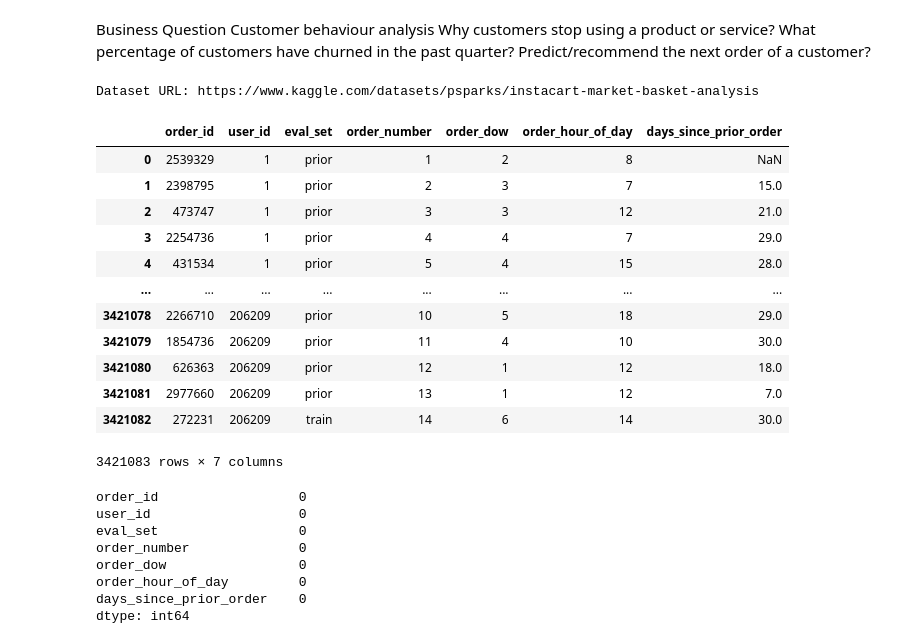
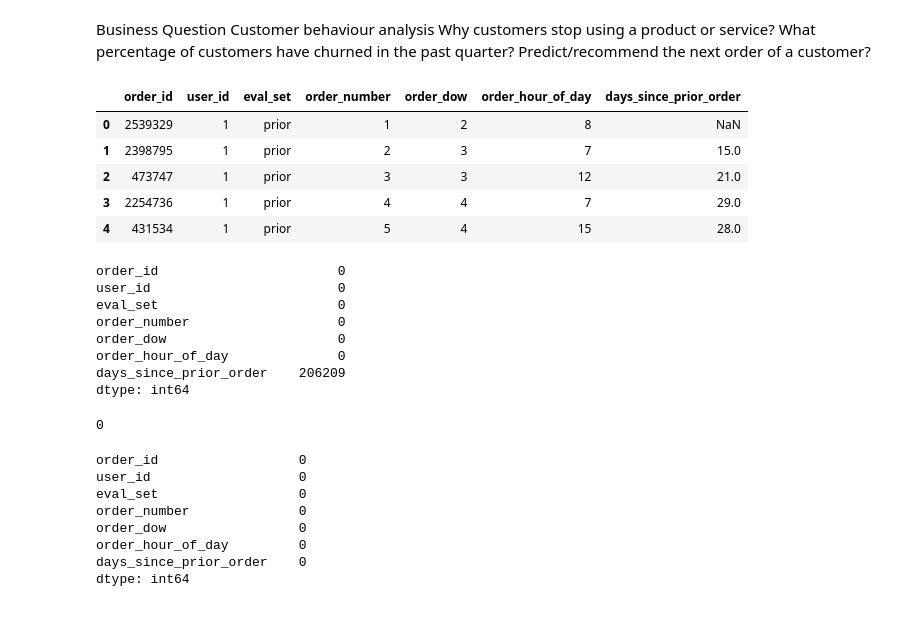
Before and after one commit to gunayazizova/instacart-customer-churn-analysis, a Jupyter notebook: Data_structure.ipynb, the cells around one changed output. Saved outputs shown, nothing was run; the diff lists cells and outputs as text; code cells hidden in the pictures; blank space fills up the shorter version.

Commit message:
updated_data

```diff
--- a/Data_structure.ipynb
+++ b/Data_structure.ipynb
@@ -5,44 +5,38 @@ Why customers stop using a product or service?
 What percentage of customers have churned in the past quarter?
 Predict/recommend the next order of a customer?
 # %%
-#orders_data
 import pandas as pd
-from kaggle.api.kaggle_api_extended import KaggleApi
-import zipfile
 
-# Initialize and authenticate the Kaggle API
-api = KaggleApi()
-api.authenticate()
-
-# Download the specific file
-api.dataset_download_file(dataset="psparks/instacart-market-basket-analysis", file_name="orders.csv", path=".")
-
-# Unzip the file
-with zipfile.ZipFile("orders.csv.zip", 'r') as zip_ref:
-    zip_ref.extractall(".")
+# Define the path to your local file
+file_path = r"C:\Users\HP\Desktop\Programming\instacart-customer-churn-analyses\orders.csv"
 
 # Load the CSV into a DataFrame
-orders_data = pd.read_csv("orders.csv")
-orders_data
+orders_data = pd.read_csv(file_path)
+
+# Print the first few rows to check
+orders_data.head()
 # %% [output]
-Dataset URL: https://www.kaggle.com/datasets/psparks/instacart-market-basket-analysis
 |  | order_id | user_id | eval_set | order_number | order_dow | order_hour_of_day | days_since_prior_order |
 | 0 | 2539329 | 1 | prior | 1 | 2 | 8 | NaN |
 | 1 | 2398795 | 1 | prior | 2 | 3 | 7 | 15.0 |
 | 2 | 473747 | 1 | prior | 3 | 3 | 12 | 21.0 |
 | 3 | 2254736 | 1 | prior | 4 | 4 | 7 | 29.0 |
 | 4 | 431534 | 1 | prior | 5 | 4 | 15 | 28.0 |
-| ... | ... | ... | ... | ... | ... | ... | ... |
-| 3421078 | 2266710 | 206209 | prior | 10 | 5 | 18 | 29.0 |
-| 3421079 | 1854736 | 206209 | prior | 11 | 4 | 10 | 30.0 |
-| 3421080 | 626363 | 206209 | prior | 12 | 1 | 12 | 18.0 |
-| 3421081 | 2977660 | 206209 | prior | 13 | 1 | 12 | 7.0 |
-| 3421082 | 272231 | 206209 | train | 14 | 6 | 14 | 30.0 |
-3421083 rows × 7 columns
 # %%
 orders_data.isnull().sum()
+# %% [output]
+order_id                       0
+user_id                        0
+eval_set                       0
+order_number                   0
+order_dow                      0
+order_hour_of_day              0
+days_since_prior_order    206209
+dtype: int64
 # %%
 orders_data.duplicated().sum()
+# %% [output]
+0
 # %%
 orders_data['days_since_prior_order'] = orders_data['days_since_prior_order'].fillna(0)
 # %%
```
Also changed, not shown: parts of 15 cells of this notebook.
